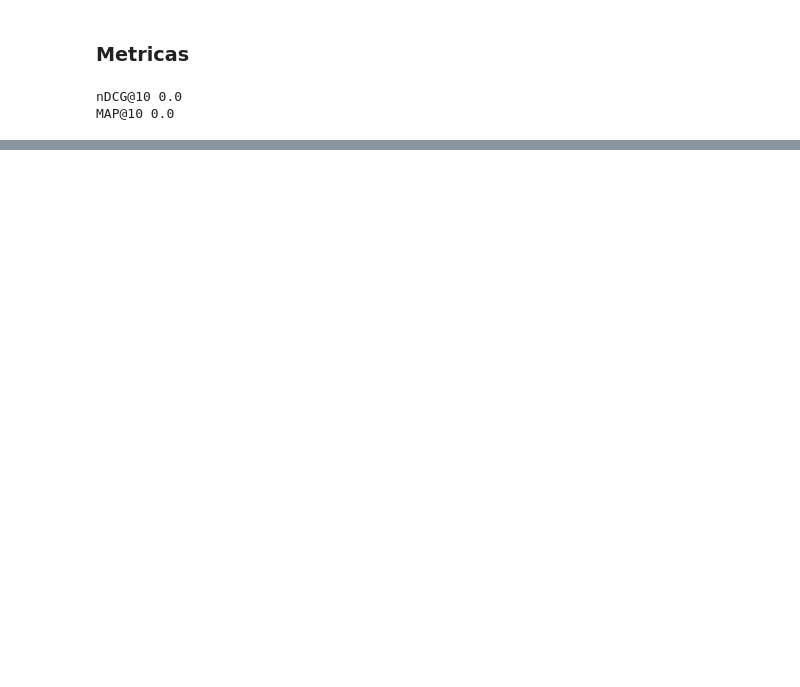
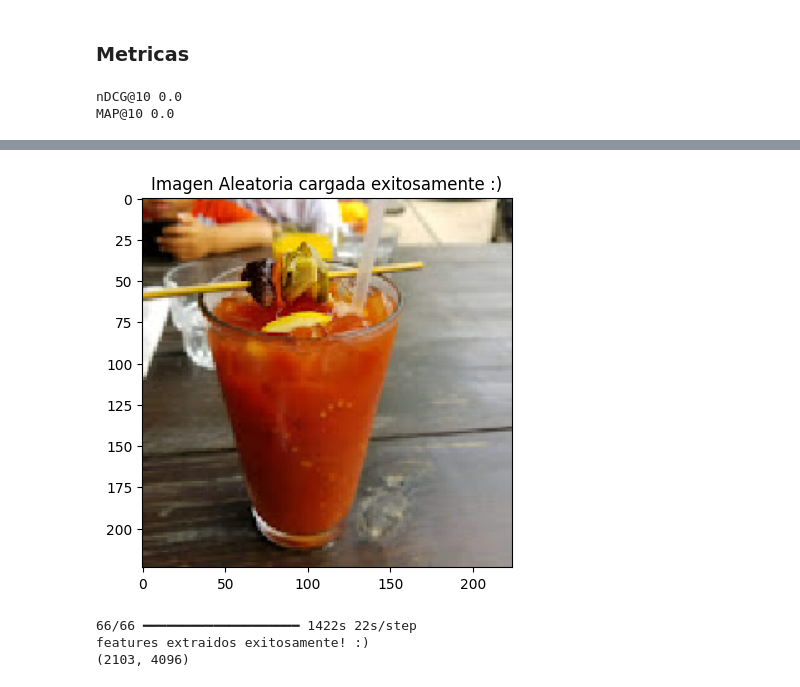
Before and after one commit to pedrozavalat/iic3633-proyecto, a Jupyter notebook: iic3633_v1_models_baselines.ipynb, the cells around one changed output, grey strips where cells are left out. Saved outputs shown, nothing was run; the diff lists cells and outputs as text; code cells hidden in the pictures; blank space fills up the shorter version.

```diff
--- a/iic3633_v1_models_baselines.ipynb
+++ b/iic3633_v1_models_baselines.ipynb
@@ -66,0 +71,8 @@ df = pd.DataFrame(data)
+# %%
+def image_exists(img_url):
+    return img_url in image_files
+df = pd.read_csv('reviews_vermont.csv')
+print(df.shape) # [TODO: revisar download_data.ipynb]
+image_files = os.listdir('images')
+df = df[df['img_url'].apply(image_exists)]
+print(df.shape)
@@ -268,0 +341,6 @@ MAP@10 0.0
+# %%
+imgs_model_width, imgs_model_height = 224, 224
+# %%
+# obtenemos un sampleo de muestras, ya que son muchas imagenes
+# -> consume toda la RAM
+df_sample = df.sample(frac=0.2)
@@ -268,0 +359,32 @@ MAP@10 0.0
+# %%
+FOLDER = 'images'
+files = df_sample['img_url'].tolist()
+idx =  random.randint(0, len(files))
+original = load_img(f'{FOLDER}/{files[idx]}', target_size=(imgs_model_width, imgs_model_height))
+plt.title("Imagen Aleatoria cargada exitosamente :)")
+plt.imshow(original)
+plt.show()
+# %% [output]
+[figure, added]
+# %%
+# En una lista iremos guardando cada imagen preprocesada
+all_images = []
+for f in files:
+    prefix = 'images'
+    filename = f'{prefix}/{f}'
+    original = load_img(filename, target_size=(imgs_model_width, imgs_model_height))
+    numpy_image = img_to_array(original)
+    image_batch = np.expand_dims(numpy_image, axis=0)
+
+    all_images.append(image_batch)
+
+images = np.vstack(all_images)
+
+processed_imgs = preprocess_input(images.copy()) # preprocesamos todas las imagenes
+imgs_features = feat_extractor.predict(processed_imgs)
+print("features extraidos exitosamente! :)")
+print(imgs_features.shape)
+# %% [output]
+66/66 ━━━━━━━━━━━━━━━━━━━━ 1422s 22s/step
+features extraidos exitosamente! :)
+(2103, 4096)
```
Also changed, not shown: parts of 36 cells of this notebook, 1 other file.
